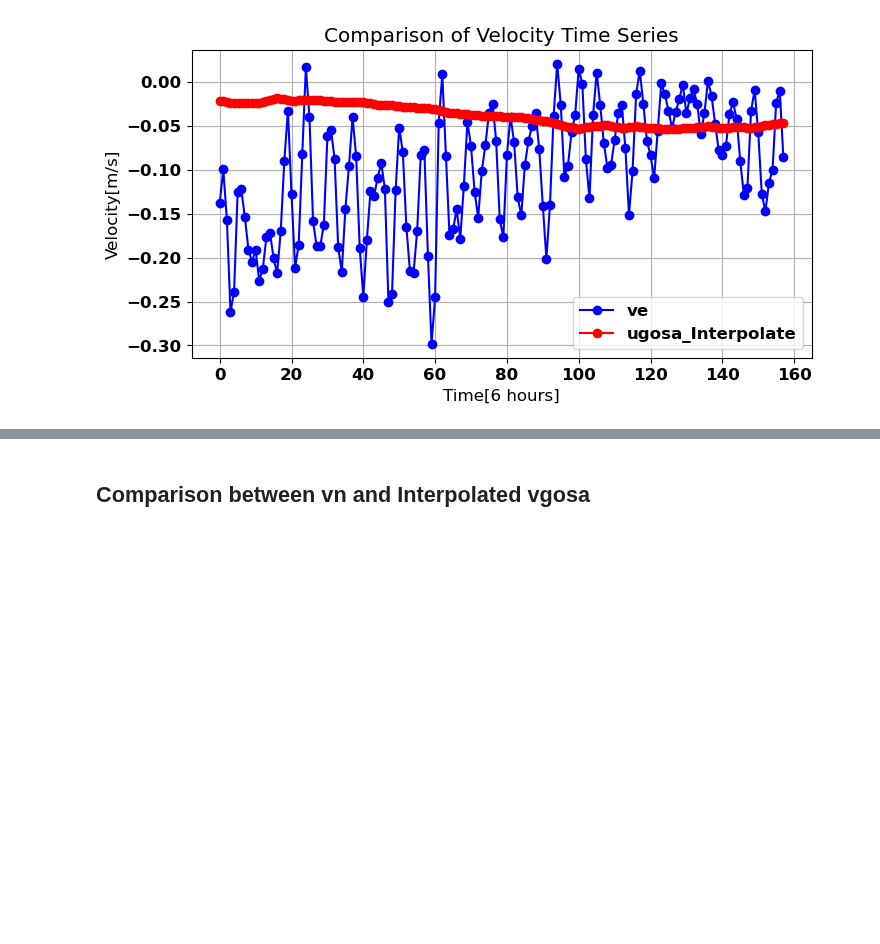
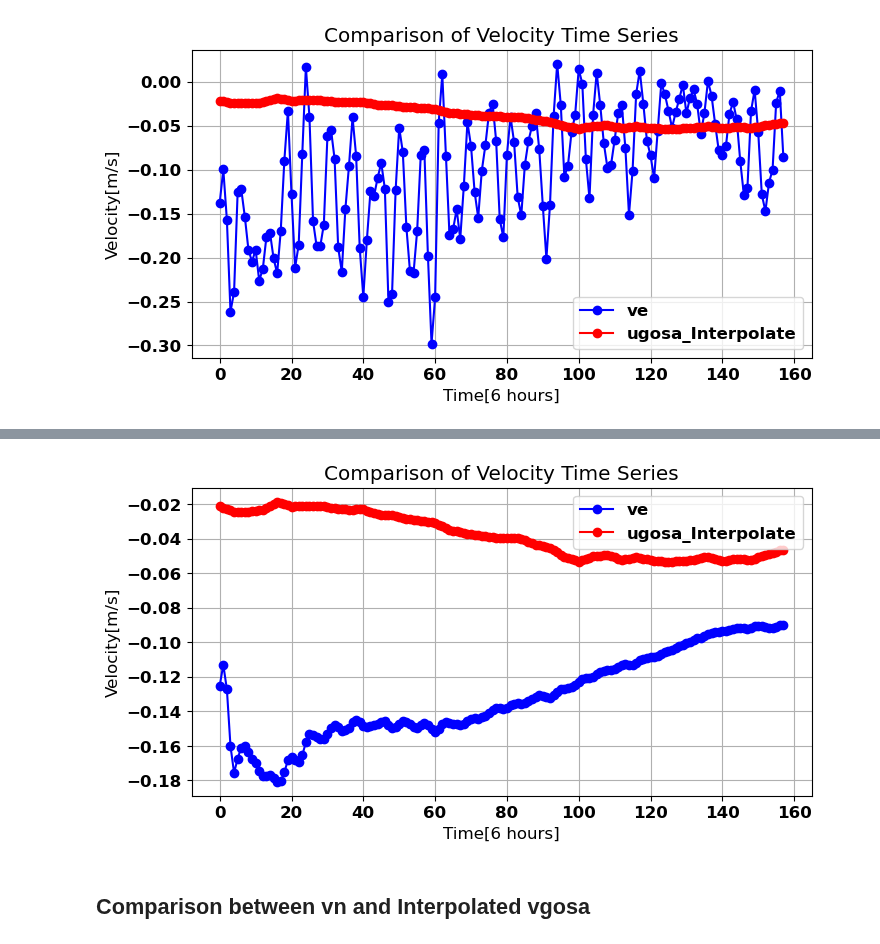
Before and after one commit to Julio-Leonel-Donfack/Courants-Derivants-Cmems, a Jupyter notebook: 3-interpolation-cmems-drifter-1.ipynb, the cells around one changed output, grey strips where cells are left out. Drawn from its saved outputs; the diff is of its cells as text; code cells hidden in the pictures; blank space fills up the shorter version.

```diff
--- a/3-interpolation-cmems-drifter-1.ipynb
+++ b/3-interpolation-cmems-drifter-1.ipynb
@@ -205,8 +205,7 @@ interpolated_values_ugosa = interpolated_data['ugosa'].values
 # note that interpolated_variable is a function of time, longitude and latitude.
 # We average over longitude and latitude to have it over time and has a dimension
 
-mean_ugosa_1=np.mean(interpolated_values_ugosa, axis=1)
-mean_ugosa_2=np.mean(mean_ugosa_1, axis=1)
+mean_ugosa_2=np.mean(interpolated_values_ugosa, axis=(1, 2))
 df_1['ugosa'] = mean_ugosa_2
 
 # Plot the interpolated data
@@ -415,3 +467,23 @@ plt.show()
+# %%
+ # Plot time series
+plt.figure(figsize=(8, 4))
+plt.plot(filtered_values, color='Blue', marker='o', linestyle='-',label='ve')
+plt.plot(mean_ugosa_2, color='RED', marker='o', linestyle='-', label='ugosa_Interpolate')
+plt.legend([f'Correlation: {correlation:.2f}'], loc='upper left')
+
+# Add title, axis labels, grid and legend
+plt.title('Comparison of Velocity Time Series')
+plt.xlabel('Time[6 hours]')
+plt.ylabel('Velocity[m/s]')
+plt.grid(True)
+plt.legend()
+
+# save graphe
+plt.savefig("fig15 mode.png")
+# Show plot
+plt.show()
+# %% [output]
+[figure, added]
 # %% [markdown]
 ## Comparison between vn and Interpolated vgosa
 # %% [markdown]
```
Also changed, not shown: parts of 8 cells of this notebook.
